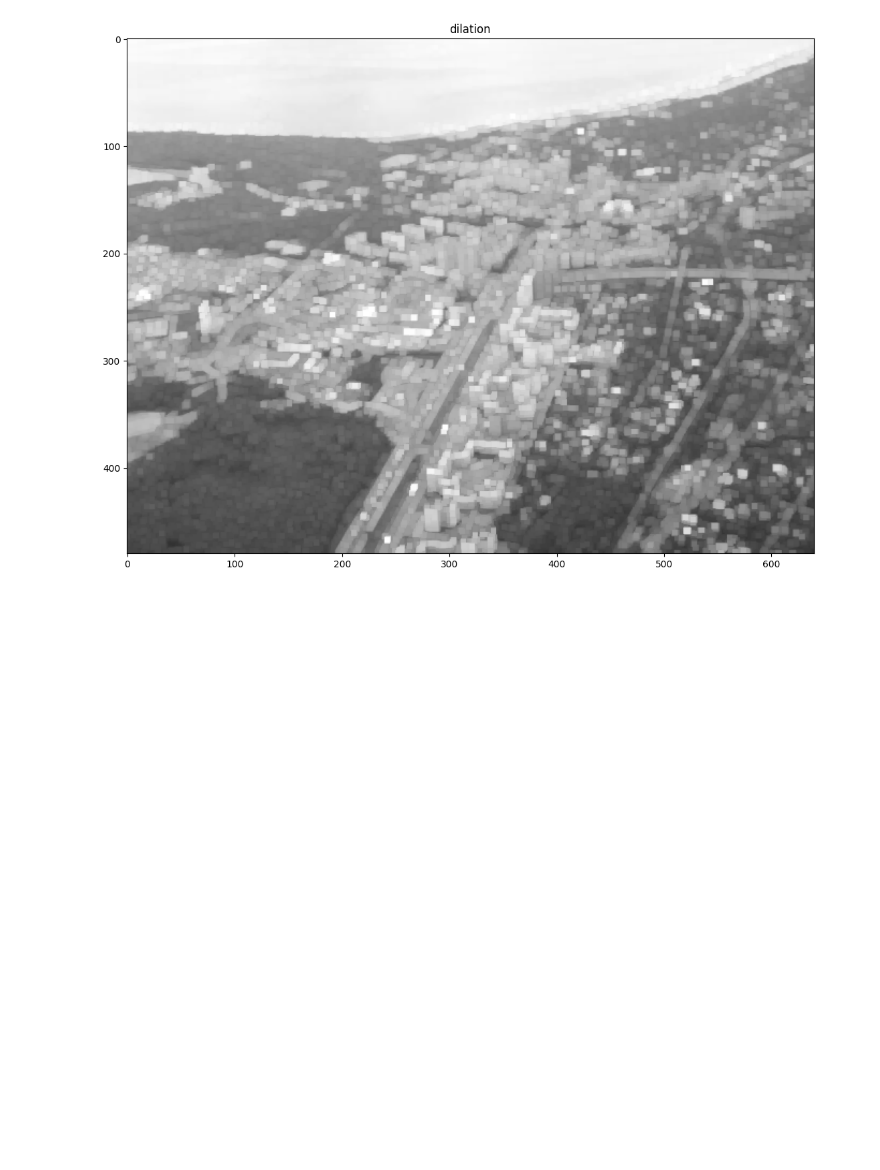
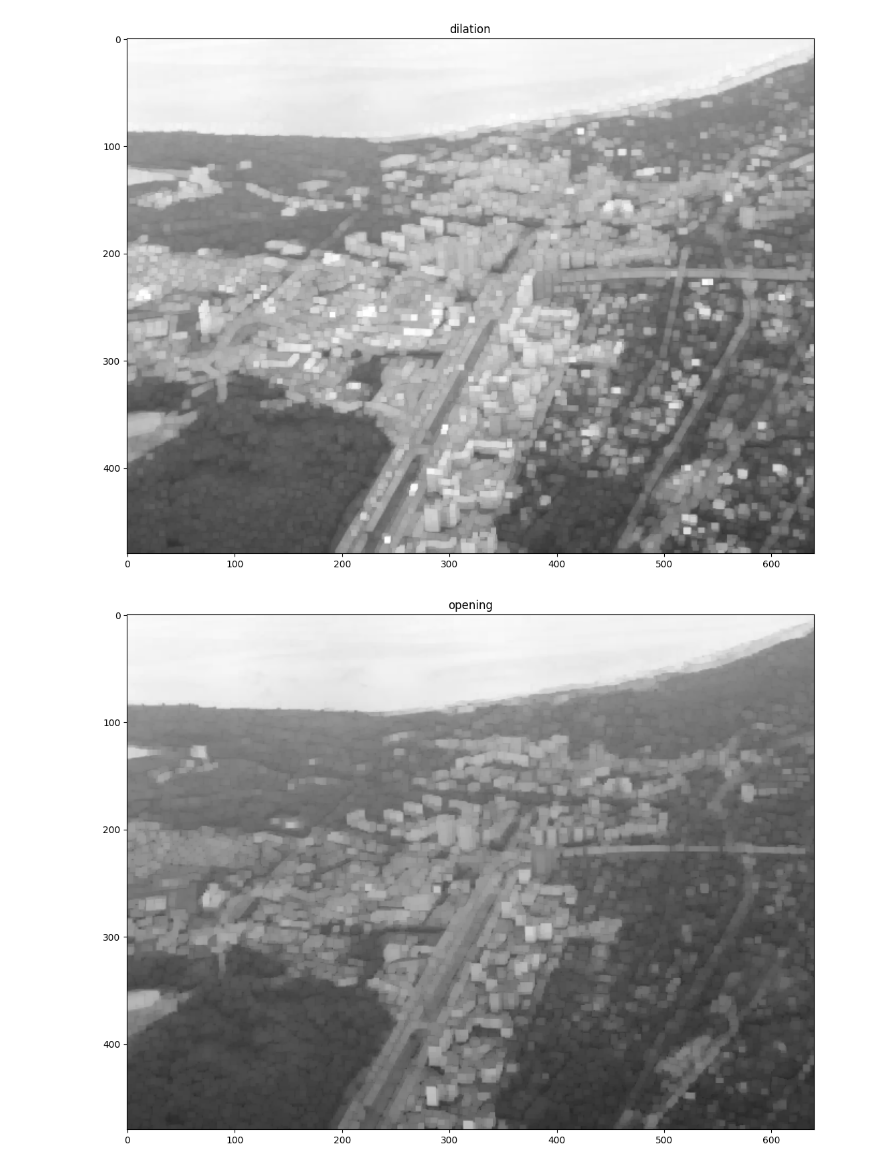
Before and after one commit to maxprogrammer007/Computer-Vision, a Jupyter notebook: 01_Image_Operations/10_dilation_erosion_edge_detection.ipynb, the cells around one changed output. Cells and saved outputs as stored; diff of their text form; code cells hidden in the pictures; blank space fills up the shorter version.

```diff
--- a/01_Image_Operations/10_dilation_erosion_edge_detection.ipynb
+++ b/01_Image_Operations/10_dilation_erosion_edge_detection.ipynb
@@ -40,3 +40,10 @@ dilation = cv2.dilate(img,kernel,iterations = 1)
 imshow('dilation',dilation)
 # %% [output]
 [figure]
+# %%
+# Opening - Erosion followed by dilation
+
+opening = cv2.morphologyEx(img,cv2.MORPH_OPEN,kernel)
+imshow('opening',opening)
+# %% [output]
+[figure, added]
```
Also changed, not shown: parts of 1 cell of this notebook.
